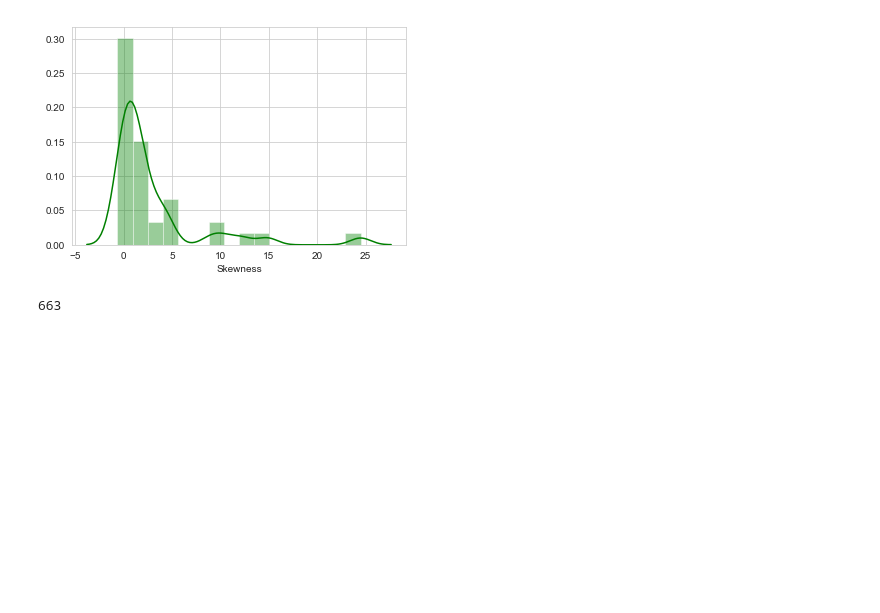
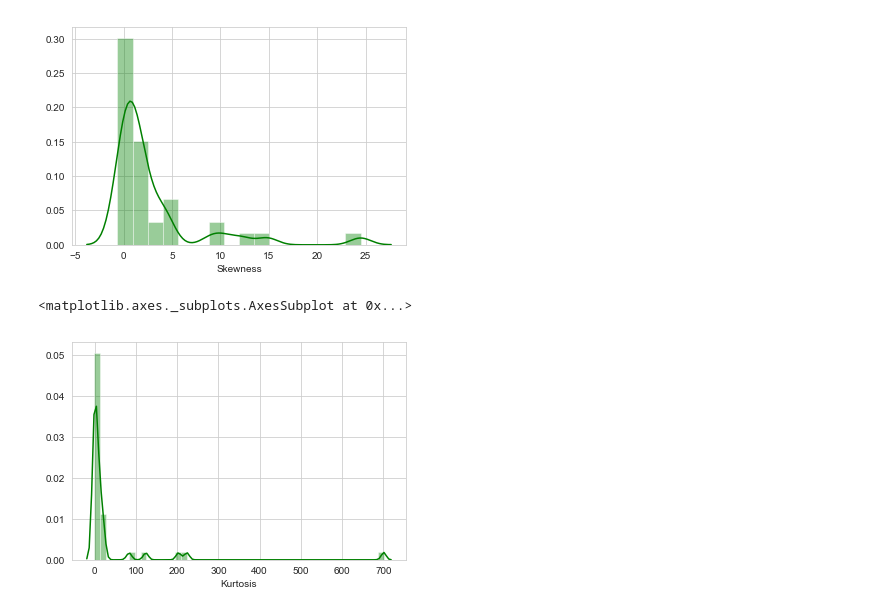
Before and after one commit to plpatra/ML, a Jupyter notebook: HousingPrice.ipynb, the cells around one changed output. Saved outputs shown, nothing was run; the diff lists cells and outputs as text; code cells hidden in the pictures; blank space fills up the shorter version.

Commit message:
Howsing Price data updated

```diff
--- a/HousingPrice.ipynb
+++ b/HousingPrice.ipynb
@@ -226,7 +294,8 @@ sns.distplot(HousingTrainData.skew(),color='green',axlabel ='Skewness')
 plt.show()
 # %% [output]
 [figure]
-# %%
-len(HousingTrainData['SalePrice'].value_counts())
-# %% [output]
-663
+# %%
+sns.distplot(HousingTrainData.kurtosis(),color='green',axlabel ='Kurtosis')
+# %% [output]
+<matplotlib.axes._subplots.AxesSubplot at 0x...>
+[figure, added]
```
Also changed, not shown: parts of 11 cells of this notebook.
